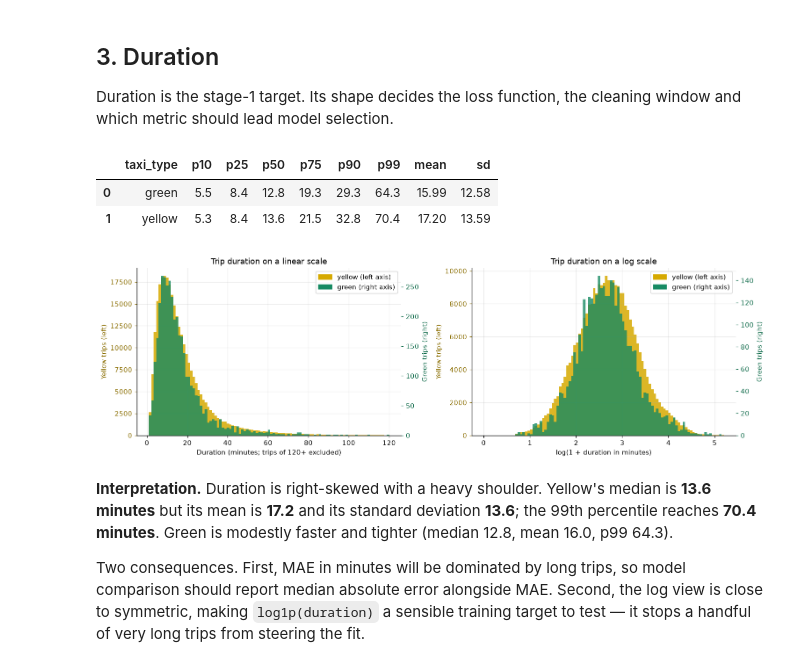
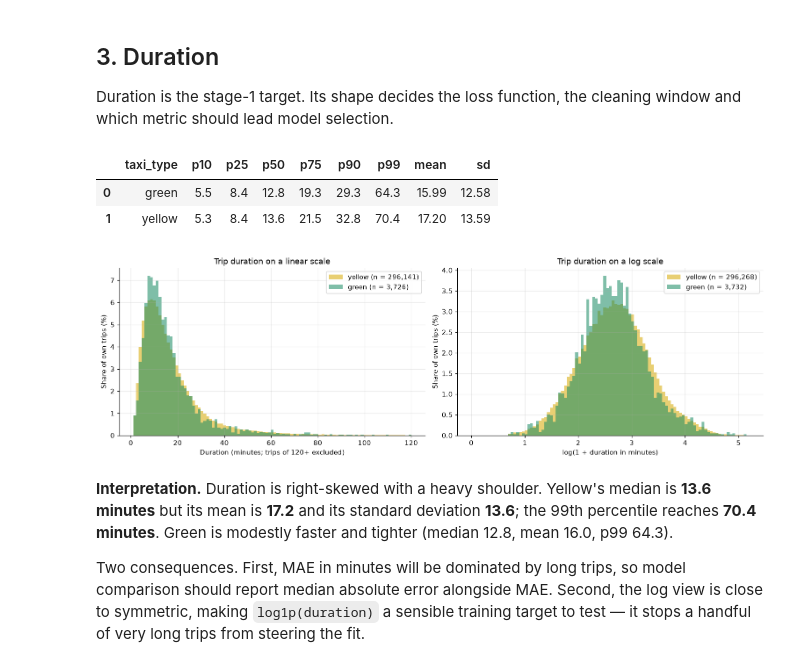
Before and after one commit to Shreyit/nyc-taxi-ml, a Jupyter notebook: notebooks/02_exploratory_data_analysis.ipynb, the cells around one changed output. Cells and saved outputs as stored; diff of their text form; code cells hidden in the pictures.

```diff
--- a/notebooks/02_exploratory_data_analysis.ipynb
+++ b/notebooks/02_exploratory_data_analysis.ipynb
@@ -27,7 +28,6 @@ import duckdb
 import matplotlib.pyplot as plt
 import numpy as np
 import pandas as pd
-from matplotlib.ticker import FuncFormatter
 from IPython.display import display
 
 pd.set_option("display.width", 170)
@@ -55,24 +55,19 @@ def q(sql):
 def parquet(path=FEATURES):
     return f"read_parquet('{path}')"
 
-from matplotlib.patches import Patch
-
-def dual_overlay(ax, yellow_values, green_values, bins, xlabel, title, ylabel="trips"):
+def share_overlay(ax, yellow_values, green_values, bins, xlabel, title):
     # Yellow carries ~80x the trips of Green, so one shared count axis hides Green completely.
-    # Each service gets its own colour-coded y-axis instead.
-    ax.hist(yellow_values, bins=bins, color=COLORS["yellow"], alpha=0.85)
+    # Each fleet is plotted as a share of its own trips, putting both on a single honest axis.
+    yellow_values = np.asarray(yellow_values)
+    green_values = np.asarray(green_values)
+    ax.hist(yellow_values, bins=bins, weights=np.full(len(yellow_values), 100 / len(yellow_values)),
+            color=COLORS["yellow"], alpha=0.55, label=f"yellow (n = {len(yellow_values):,})")
+    ax.hist(green_values, bins=bins, weights=np.full(len(green_values), 100 / len(green_values)),
+            color=COLORS["green"], alpha=0.55, label=f"green (n = {len(green_values):,})")
     ax.set_xlabel(xlabel)
-    ax.set_ylabel(f"Yellow {ylabel} (left)", color="#8a6d00")
-    ax.tick_params(axis="y", colors="#8a6d00")
-    twin = ax.twinx()
-    twin.hist(green_values, bins=bins, color=COLORS["green"], alpha=0.8)
-    twin.set_ylabel(f"Green {ylabel} (right)", color="#0f6b4a")
-    twin.tick_params(axis="y", colors="#0f6b4a")
-    twin.grid(False)
+    ax.set_ylabel("Share of own trips (%)")
     ax.set_title(title)
-    ax.legend(handles=[Patch(color=COLORS["yellow"], label="yellow (left axis)"),
-                       Patch(color=COLORS["green"], label="green (right axis)")], loc="upper right")
-    return twin
+    ax.legend(loc="upper right")
 
 rows = q(f"SELECT count(*) AS trips FROM {parquet()}").iloc[0, 0]
 print(f"{rows:,} trips loaded from {FEATURES.name}")
@@ -292,36 +283,36 @@ lead model selection.
 # %%
 stats = q(f'''
     SELECT taxi_type,
            round(quantile_cont(duration_min, 0.10), 1) AS p10,
            round(quantile_cont(duration_min, 0.25), 1) AS p25,
            round(median(duration_min), 1) AS p50,
            round(quantile_cont(duration_min, 0.75), 1) AS p75,
            round(quantile_cont(duration_min, 0.90), 1) AS p90,
            round(quantile_cont(duration_min, 0.99), 1) AS p99,
            round(avg(duration_min), 2) AS mean,
            round(stddev_samp(duration_min), 2) AS sd
     FROM {parquet()} GROUP BY 1 ORDER BY 1
 ''')
 display(stats)
 
 sample = q(f"SELECT taxi_type, duration_min FROM {parquet()} USING SAMPLE 300000 ROWS (reservoir, {SEED})")
 yellow_sample = sample[sample.taxi_type == "yellow"].duration_min
 green_sample = sample[sample.taxi_type == "green"].duration_min
 
 fig, axes = plt.subplots(1, 2, figsize=(14, 4.4))
-dual_overlay(axes[0], yellow_sample[yellow_sample < 120], green_sample[green_sample < 120],
+share_overlay(axes[0], yellow_sample[yellow_sample < 120], green_sample[green_sample < 120],
              np.linspace(1, 120, 100), "Duration (minutes; trips of 120+ excluded)",
              "Trip duration on a linear scale")
-dual_overlay(axes[1], np.log1p(yellow_sample), np.log1p(green_sample), np.linspace(0, 5.2, 100),
+share_overlay(axes[1], np.log1p(yellow_sample), np.log1p(green_sample), np.linspace(0, 5.2, 100),
              "log(1 + duration in minutes)", "Trip duration on a log scale")
 fig.tight_layout()
 fig.savefig(FIGURES / "02_duration_distribution.png", bbox_inches="tight")
 plt.show()
 # %% [output]
 |  | taxi_type | p10 | p25 | p50 | p75 | p90 | p99 | mean | sd |
 | 0 | green | 5.5 | 8.4 | 12.8 | 19.3 | 29.3 | 64.3 | 15.99 | 12.58 |
 | 1 | yellow | 5.3 | 8.4 | 13.6 | 21.5 | 32.8 | 70.4 | 17.20 | 13.59 |
-[figure, old version]
+[figure, new version]
 # %% [markdown]
 **Interpretation.** Duration is right-skewed with a heavy shoulder. Yellow's median is **13.6 minutes** but its
 mean is **17.2** and its standard deviation **13.6**; the 99th percentile reaches **70.4 minutes**. Green is
```
Also changed, not shown: parts of 5 cells of this notebook, 8 other files.
